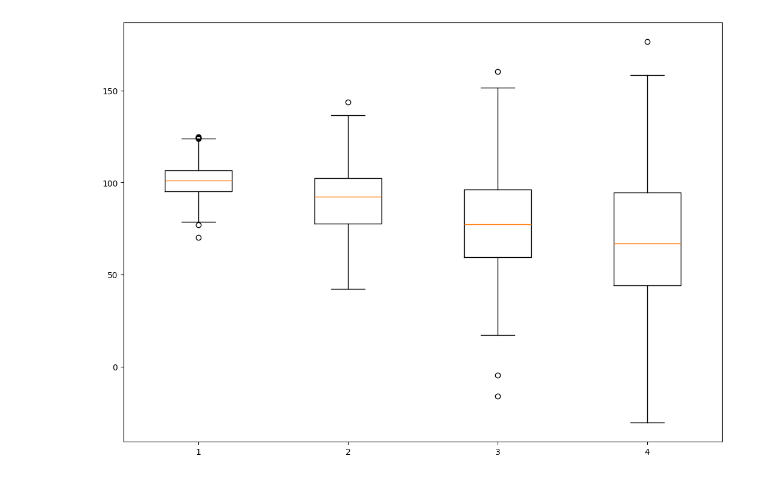
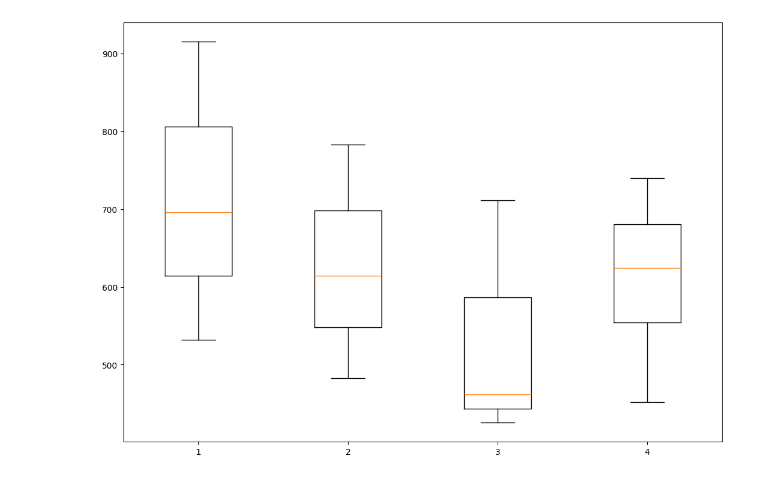
Before and after one commit to ainiimura21/name1, a Jupyter notebook: app/boxplot.ipynb, the cells around one changed output. Cells and saved outputs as stored; diff of their text form; code cells hidden in the pictures.

```diff
--- a/app/boxplot.ipynb
+++ b/app/boxplot.ipynb
@@ -36,7 +42,7 @@ proteins.head()
 id_type = "TargetFullName"
 column_name = valid_columns[id_type]
 print(column_name)
-protein_id = "Beta-crystallin B2"
+protein_id = "Interferon regulatory factor 6"
 filtered_data = proteins[proteins[column_name] == protein_id]
 print(f"Filtered Data for {protein_id}:")
 filtered_data.head()
@@ -88,0 +103,6 @@ custom_palette = {
+# %%
+data_healthy = merged_data[merged_data['condition']== "Healthy"]
+data_VEDOSS =merged_data[merged_data['condition']==  "VEDOSS"]
+data_SSClow = merged_data[merged_data['condition']== "SSC_low"]
+data_SSChigh = merged_data[merged_data['condition']== "SSC_high"]
+data_healthy.head()
@@ -89,24 +115,20 @@ custom_palette = {
 # %%
-np.random.seed(10)
-
-data_1 = np.random.normal(100, 10, 200)
-data_2 = np.random.normal(90, 20, 200)
-data_3 = np.random.normal(80, 30, 200)
-data_4 = np.random.normal(70, 40, 200)
-data = [data_1, data_2, data_3, data_4]
-
+data_healthy = data_healthy["Intensity"]
+data_VEDOSS =data_VEDOSS["Intensity"]
+data_SSClow = data_SSClow["Intensity"]
+data_SSChigh = data_SSChigh["Intensity"]
+data = [data_healthy, data_VEDOSS, data_SSClow, data_SSChigh]
 fig = plt.figure(figsize =(10, 7))
 
-# Creating axes instance
 ax = fig.add_axes([0, 0, 1, 1])
 
 # Creating plot
 bp = ax.boxplot(data)
 
 # show plot
 plt.show()
 # %% [output]
-[figure, old version]
+[figure, new version]
 # %%
 #     # Create scatter plot
 #     plt.figure(figsize=(10, 8))
```
Also changed, not shown: parts of 5 cells of this notebook, 1 other file.
